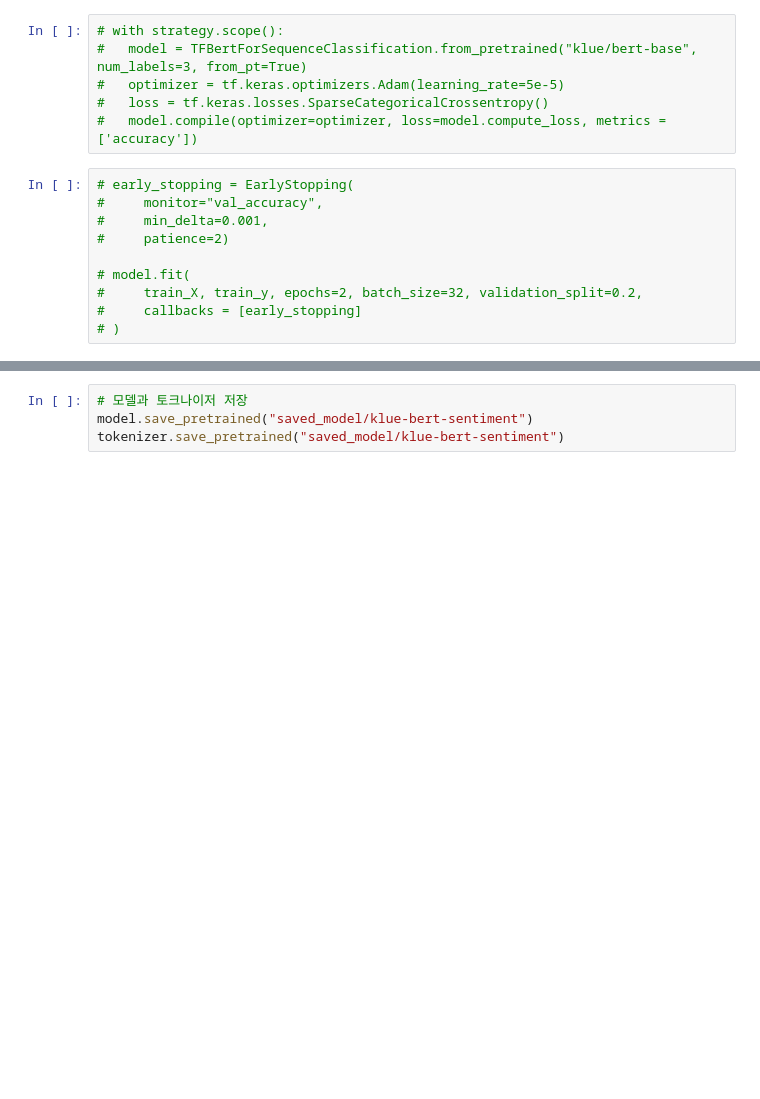
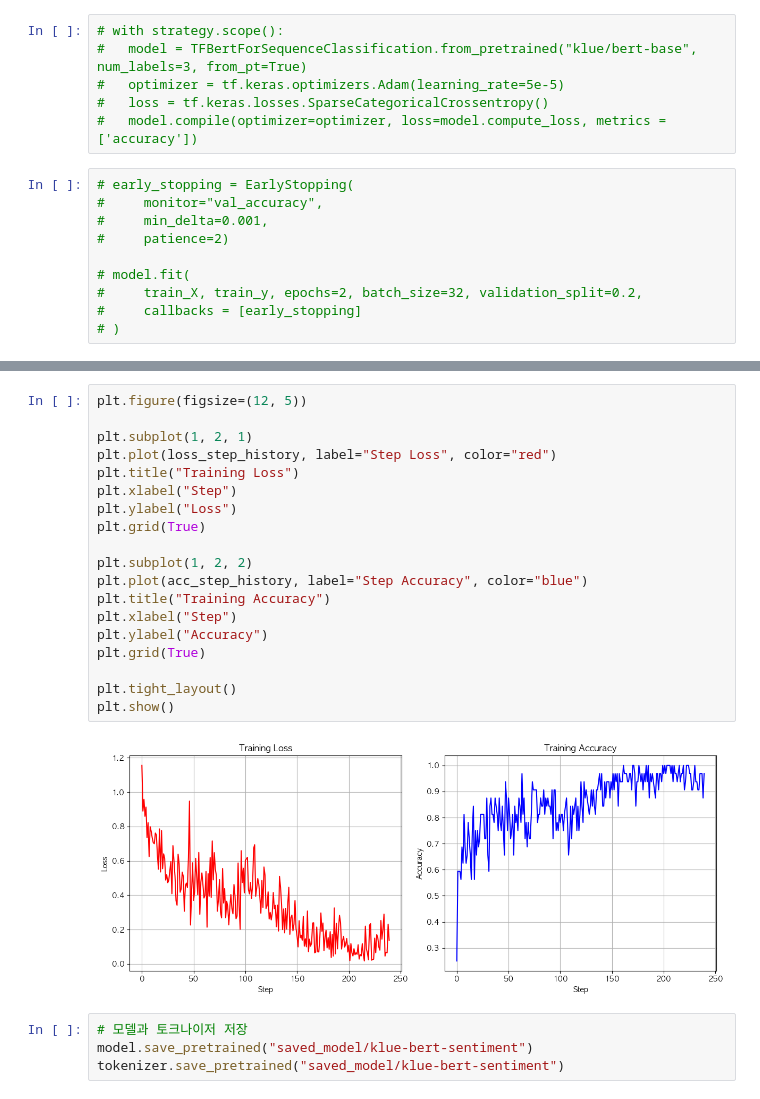
Before and after one commit to StaG-lab/2nd_Project_from_Division_5, a Jupyter notebook: 03_모델링/sentiment_finacne_senctence_classification.ipynb, the cells around one changed output, grey strips where cells are left out. Cells and saved outputs as stored; diff of their text form; blank space fills up the shorter version.

```diff
--- a/03_모델링/sentiment_finacne_senctence_classification.ipynb
+++ b/03_모델링/sentiment_finacne_senctence_classification.ipynb
@@ -377,3 +439,24 @@ Step 90/120 - Loss: 0.4617 - Acc: 0.7812
+# %%
+plt.figure(figsize=(12, 5))
+
+plt.subplot(1, 2, 1)
+plt.plot(loss_step_history, label="Step Loss", color="red")
+plt.title("Training Loss")
+plt.xlabel("Step")
+plt.ylabel("Loss")
+plt.grid(True)
+
+plt.subplot(1, 2, 2)
+plt.plot(acc_step_history, label="Step Accuracy", color="blue")
+plt.title("Training Accuracy")
+plt.xlabel("Step")
+plt.ylabel("Accuracy")
+plt.grid(True)
+
+plt.tight_layout()
+plt.show()
+# %% [output]
+[figure, added]
 # %%
 # 모델과 토크나이저 저장
 model.save_pretrained("saved_model/klue-bert-sentiment")
```
Also changed, not shown: parts of 7 cells of this notebook.
